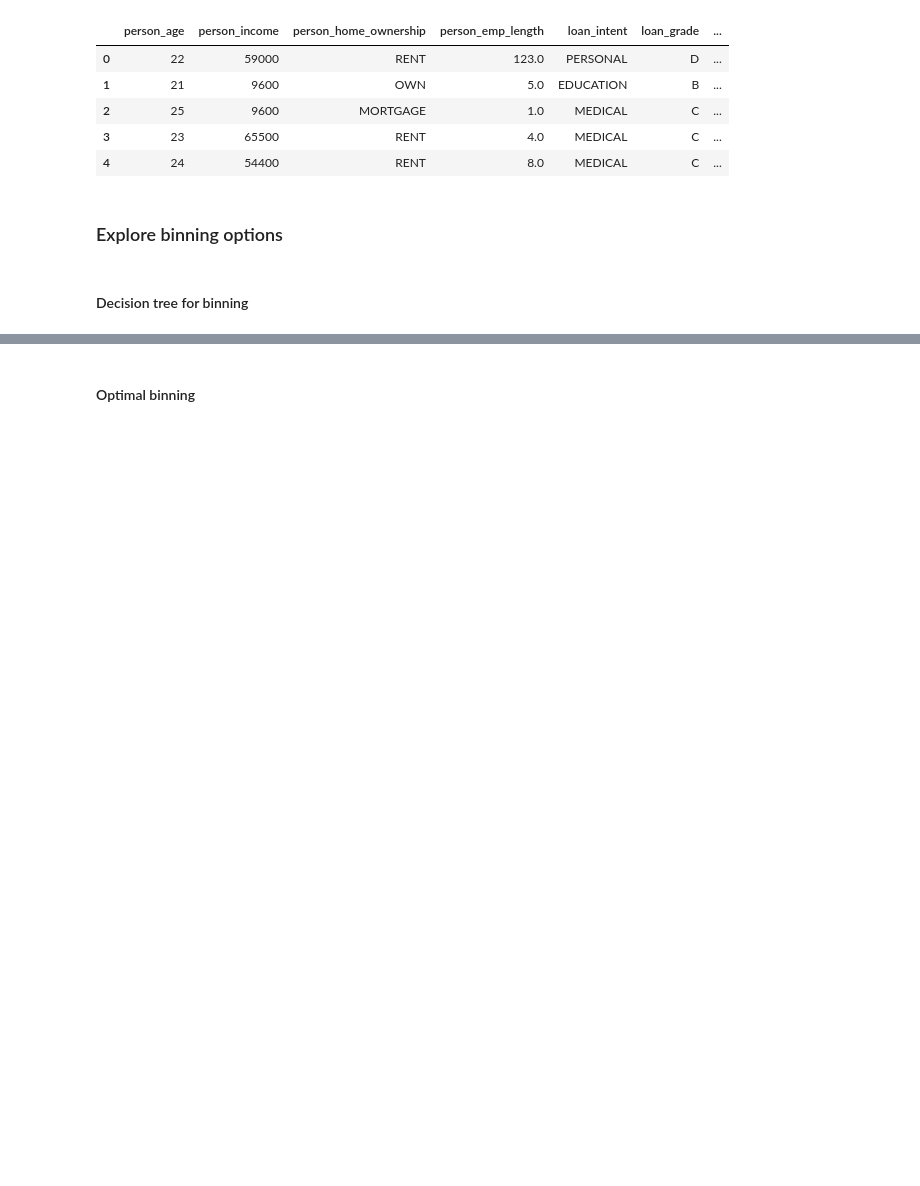
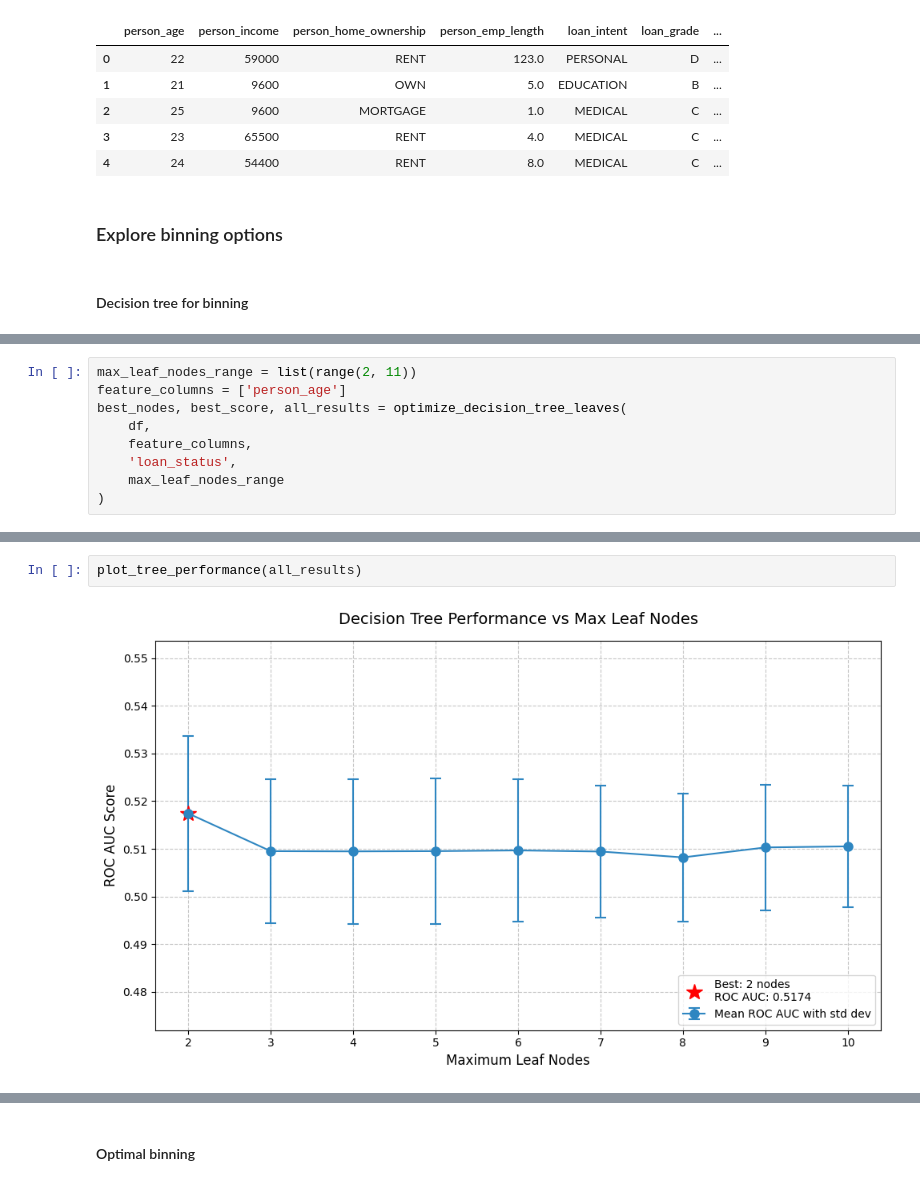
Before and after one commit to Ruben-Boeckx/Loan-approval, a Jupyter notebook: binning.ipynb, the cells around one changed output, grey strips where cells are left out. Saved outputs shown, nothing was run; the diff lists cells and outputs as text; blank space fills up the shorter version.

```diff
--- a/binning.ipynb
+++ b/binning.ipynb
@@ -246,0 +38,9 @@ woe_summary, iv = calculate_woe(
+# %%
+max_leaf_nodes_range = list(range(2, 11))
+feature_columns = ['person_age']
+best_nodes, best_score, all_results = optimize_decision_tree_leaves(
+    df,
+    feature_columns,
+    'loan_status',
+    max_leaf_nodes_range
+)
@@ -246,0 +60,4 @@ woe_summary, iv = calculate_woe(
+# %%
+plot_tree_performance(all_results)
+# %% [output]
+[figure, added]
```
Also changed, not shown: parts of 38 cells of this notebook, 2 other files.
